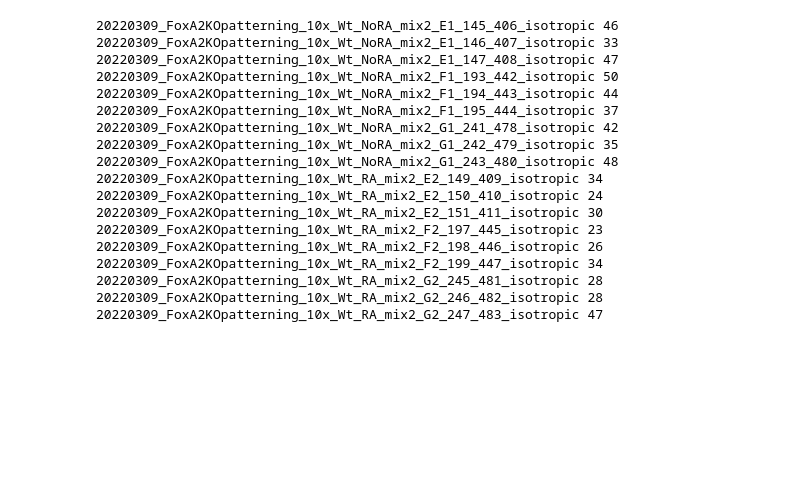
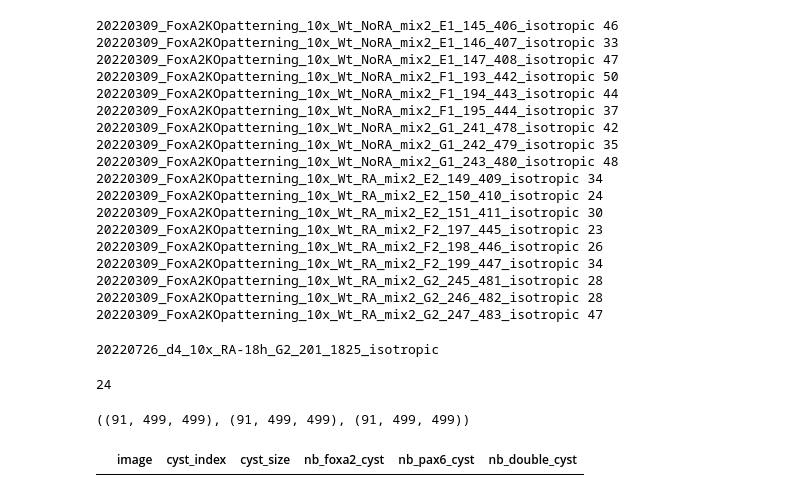
Before and after one commit to lengfei5/RA_competence, a Jupyter notebook: scripts/run_imageQuantify_WT.ipynb, the cells around one changed output. Drawn from its saved outputs; the diff is of its cells as text; code cells hidden in the pictures; blank space fills up the shorter version.

```diff
--- a/scripts/run_imageQuantify_WT.ipynb
+++ b/scripts/run_imageQuantify_WT.ipynb
@@ -545,0 +571,19 @@ df.to_csv(os.path.join(outDir, "WT_d6_cyst_size_manualOlig2global_v2.csv"), inde
+# %%
+fileName = "20220726_d4_10x_RA-18h_G2_201_1825_isotropic"
+
+print(fileName)
+
+mask = imread(os.path.join(imageDir, str(fileName + "_C4_CystMask.tiff"))) # mask segmeted cysts
+
+C3 = imread(os.path.join(imageDir, str("FoxA2/" + fileName + "_C3_Probabilities.tiff"))) # FoxA2, nuclei
+C2 = imread(os.path.join(imageDir, str("Pax6/" + fileName + "_C2_Probabilities.tiff"))) # Pax6, nuclei
+
+labels_mask, nb_cyst = measure.label(mask, return_num = True)
+C3 = C3[:, 0, :, :]
+C2 = C2[:, 0, :, :]
+# %% [output]
+20220726_d4_10x_RA-18h_G2_201_1825_isotropic
+# %%
+nb_cyst
+# %% [output]
+24
@@ -545,0 +594,16 @@ df.to_csv(os.path.join(outDir, "WT_d6_cyst_size_manualOlig2global_v2.csv"), inde
+# %%
+C3.shape, mask.shape, C2.shape
+# %% [output]
+((91, 499, 499), (91, 499, 499), (91, 499, 499))
+# %%
+import pandas as pd
+from skimage import measure
+from skimage.filters import threshold_otsu, rank
+
+data = {"image": [], "cyst_index": [], "cyst_size": [],
+        "nb_foxa2_cyst": [], "nb_pax6_cyst": [],  "nb_double_cyst": []
+       }
+df = pd.DataFrame(data)
+df
+# %% [output]
+|  | image | cyst_index | cyst_size | nb_foxa2_cyst | nb_pax6_cyst | nb_double_cyst |
```
Also changed, not shown: parts of 8 cells of this notebook.
